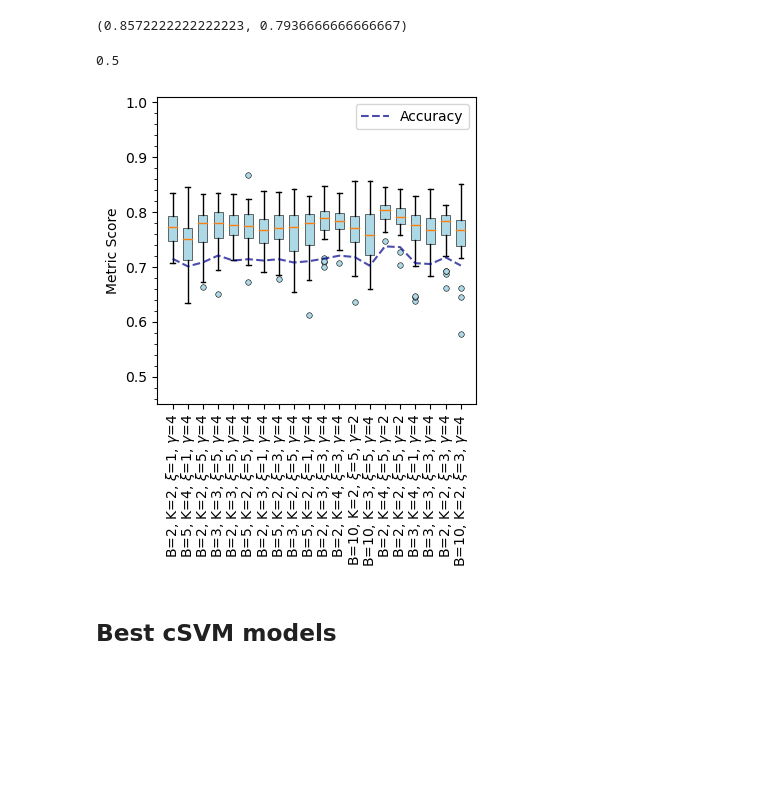
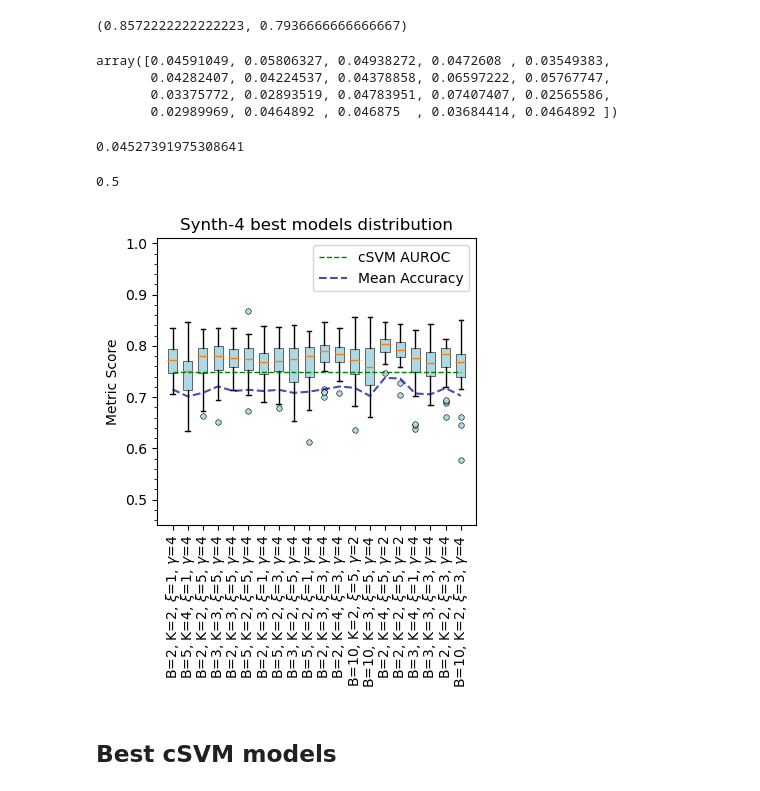
Before and after one commit to Freddo242/ResearchProjectRepo, a Jupyter notebook: Main/DataAnalysis/synth_4_analysis.ipynb, the cells around one changed output. Saved outputs shown, nothing was run; the diff lists cells and outputs as text; code cells hidden in the pictures; blank space fills up the shorter version.

```diff
--- a/Main/DataAnalysis/synth_4_analysis.ipynb
+++ b/Main/DataAnalysis/synth_4_analysis.ipynb
@@ -140,22 +140,37 @@ if run:
 top_qsvms_models = np.load('../results/synth-4_qSVM_top_models.npy')
 qsvm_topmodels_auroc = np.load('../results/synth-4_qSVM_top_auroc.npy')
 qsvm_topmodels_acc = np.load('../results/synth-4_qSVM_top_accuracy.npy')
+# %%
+from scipy.stats import iqr
+
+interquart = iqr(qsvm_topmodels_auroc, axis = 0)
+interquart
+# %% [output]
+array([0.04591049, 0.05806327, 0.04938272, 0.0472608 , 0.03549383,
+       0.04282407, 0.04224537, 0.04378858, 0.06597222, 0.05767747,
+       0.03375772, 0.02893519, 0.04783951, 0.07407407, 0.02565586,
+       0.02989969, 0.0464892 , 0.046875  , 0.03684414, 0.0464892 ])
+# %%
+np.mean(interquart, axis=0)
+# %% [output]
+0.04527391975308641
 # %%
 fig, ax = plt.subplots(figsize=(4, 5))
 
-af.models_auc_boxplot(top_qsvms_models, qsvm_topmodels_auroc, 0, fig = fig, ax = ax)
+af.models_auc_boxplot(top_qsvms_models, qsvm_topmodels_auroc, 0.75, fig = fig, ax = ax)
 
-ax.plot(np.arange(1, 21, 1), np.mean(qsvm_topmodels_acc, axis=0), linestyle = '--', color='darkblue', alpha = 0.7, zorder = 5, label = 'Accuracy')
+ax.plot(np.arange(1, 21, 1), np.mean(qsvm_topmodels_acc, axis=0), linestyle = '--', color='darkblue', alpha = 0.7, zorder = 5, label = 'Mean Accuracy')
 
 ax.set_ylabel('Metric Score')
+ax.set_title('Synth-4 best models distribution')
 
 plt.legend()
 plt.tight_layout()
 plt.savefig('../plots/synth-4-boxplot.png', dpi = 256)
 plt.show()
 # %% [output]
 0.5
-[figure, old version]
+[figure, new version]
 # %% [markdown]
 ## Best cSVM models
 # %%
```
Also changed, not shown: parts of 13 cells of this notebook, 27 other files.
